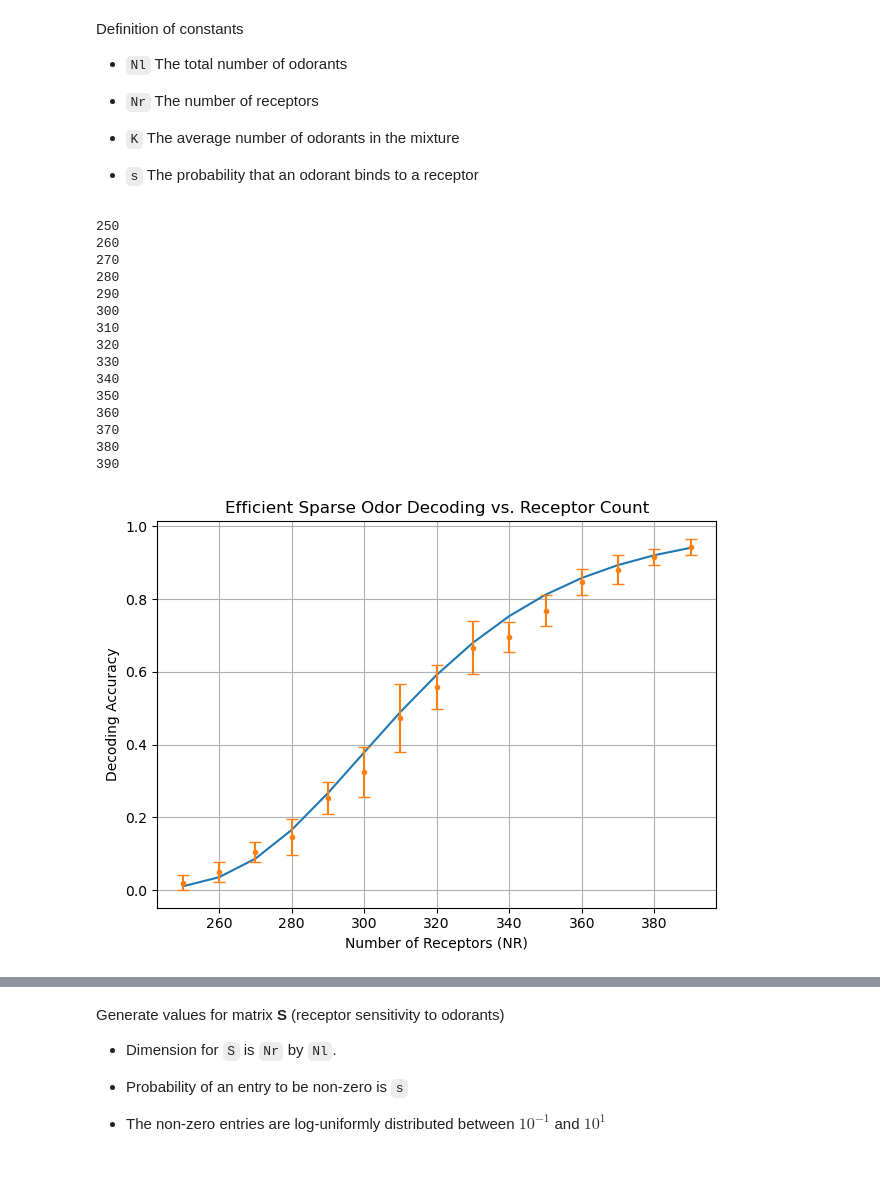
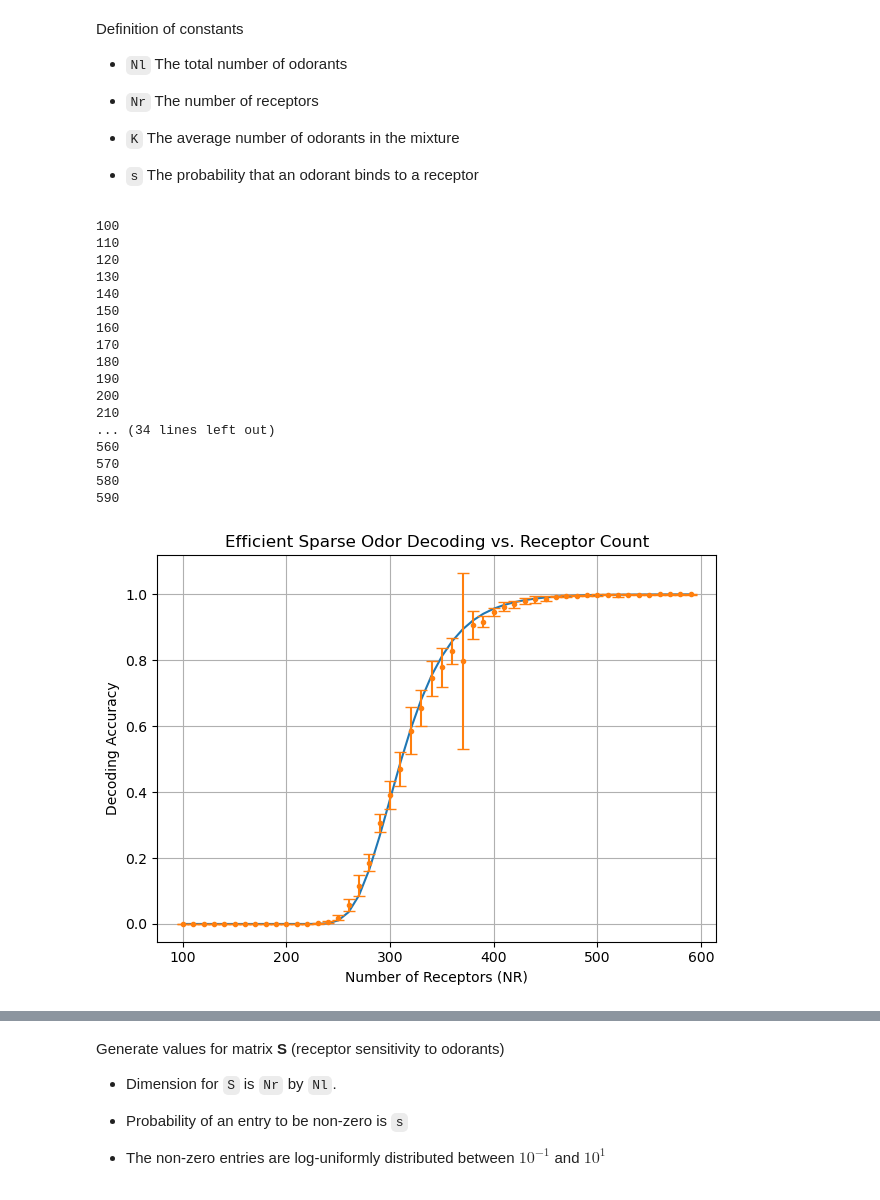
Before and after one commit to louis-jingzhe-jiang/phys304-project, a Jupyter notebook: notebook.ipynb, the cells around one changed output, grey strips where cells are left out. Saved outputs shown, nothing was run; the diff lists cells and outputs as text; code cells hidden in the pictures.

```diff
--- a/notebook.ipynb
+++ b/notebook.ipynb
@@ -88,12 +88,12 @@ class BinaryEliminationSystem:
         self.__generate_rand_odor(count)
         self.__get_rr()
         self.pred_odor_mat = np.ones((self.nl, count), dtype=np.uint8)
-        inactive_receptors = np.where(self.rr == 0)
-        for i in range(len(inactive_receptors[0])):
-            column = inactive_receptors[1][i]
-            entry = inactive_receptors[0][i]
-            result = self.pred_odor_mat[:, column] & (~self.ss_mat[entry, :])
-            self.pred_odor_mat[:, column] = result.T
+        inactive = np.where(self.rr == 0)
+        inactive = np.array(inactive)
+        for i in range(count):
+            inact = np.where(inactive[1,:] == i)
+            zero_out = np.any(self.ss_mat[inactive[0,inact]][0] == 1, axis=0)
+            self.pred_odor_mat[zero_out, i] = 0
 
 
     def show_result(self):
@@ -105,50 +105,52 @@ class BinaryEliminationSystem:
 # %%
 probs = []
 mean_probs = []
 errs = []
-nr_values = np.arange(250, 400, 10)
+nr_values = np.arange(100, 600, 10)
 for nr in nr_values:
     print(nr)
     trial_accuracies = np.zeros(10)
     a = BinaryEliminationSystem(10000, nr, 10, 0.05)
     for i in range(10):
         a.generate_ss_mat()
-        a.encode_decode(100)
+        a.encode_decode(500)
         correct = a.show_result()
-        trial_accuracies[i] = correct / 100
+        trial_accuracies[i] = correct / 500
     mean_probs.append(np.mean(trial_accuracies))
     errs.append(np.std(trial_accuracies))
 
 # Plot
 def estpc(Nr,k,s, NL):
     alpha = k/NL
     return (alpha+(1-alpha)*(1-(1-s*(1-s*alpha)**(NL-1))**Nr))**NL
 
 plt.plot(nr_values,estpc(nr_values,10,0.05, 10000))
 plt.errorbar(nr_values, mean_probs, yerr=errs, fmt='o', markersize=3, capsize=4)
 plt.xlabel("Number of Receptors (NR)")
 plt.ylabel("Decoding Accuracy")
 plt.title("Efficient Sparse Odor Decoding vs. Receptor Count")
 plt.grid(True)
 plt.tight_layout()
 plt.show()
 # %% [output]
-250
-260
-270
-280
-290
-300
-310
-320
-330
-340
-350
-360
-370
-380
-390
+100
+110
+120
+130
+140
+150
+160
+170
+180
+190
+200
+210
+... (34 lines left out)
+560
+570
+580
+590
-[figure, old version]
+[figure, new version]
 # %%
 def phalf(s):
     return -(-4.61486830584+np.log(1/s))/s
```
Also changed, not shown: parts of 1 cell of this notebook, 1 other file.
